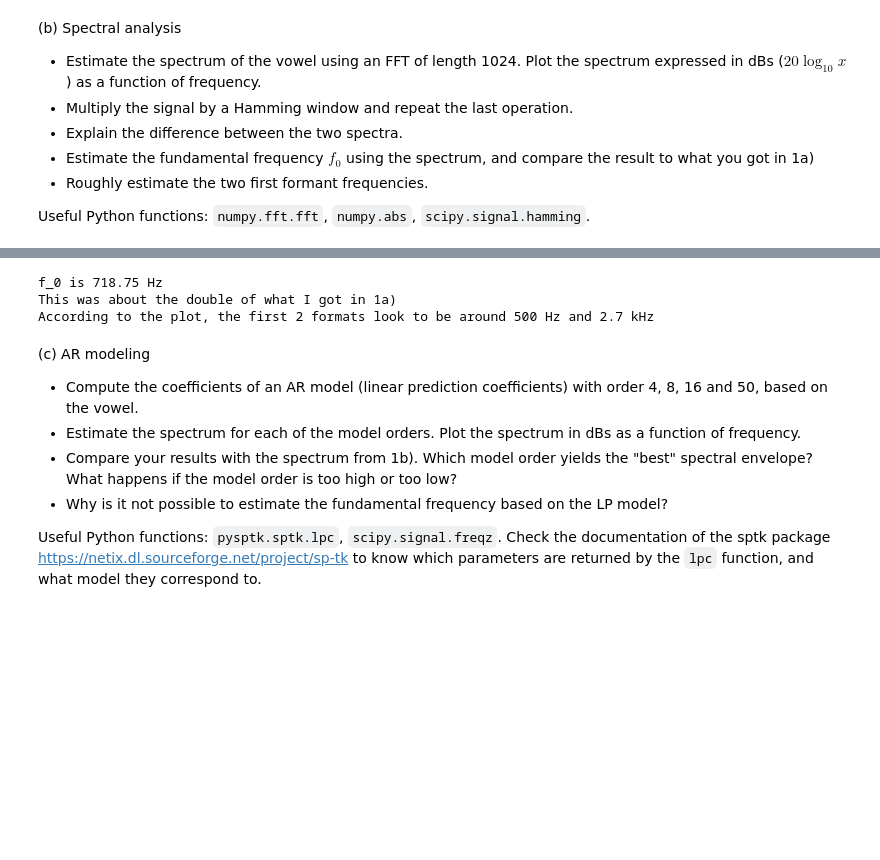
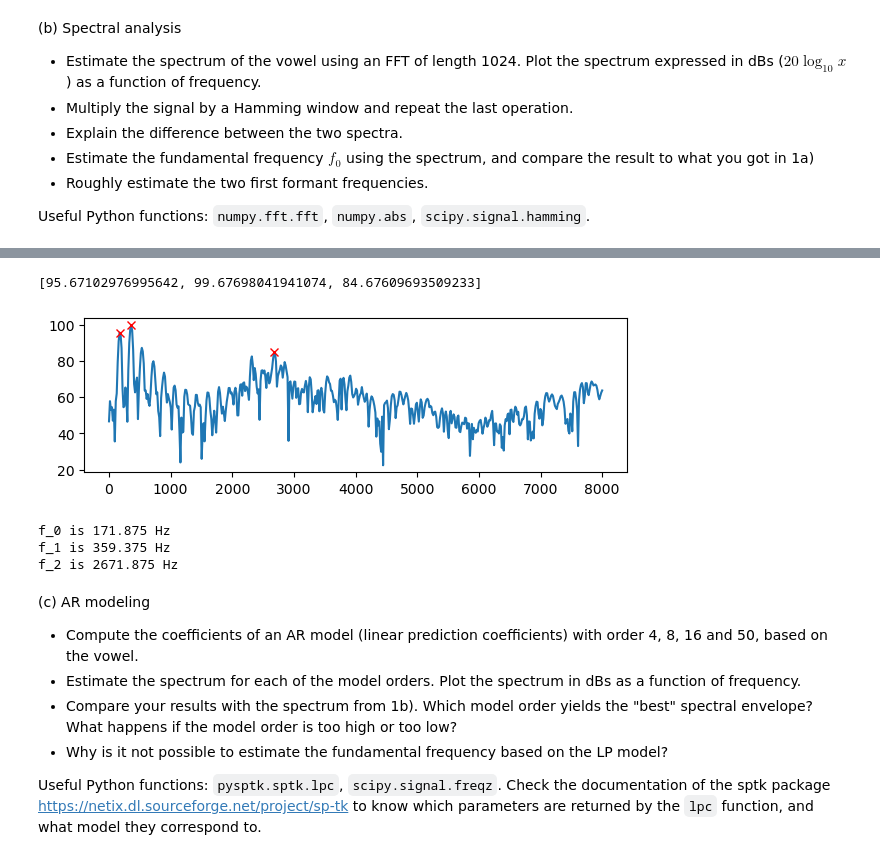
Before and after one commit to sigurdo/maskinlaring_for-signalbehandling, a Jupyter notebook: oving_1/TTT4185_assignment_1_2022-09-02.ipynb, the cells around one changed output, grey strips where cells are left out. Drawn from its saved outputs; the diff is of its cells as text; code cells hidden in the pictures; blank space fills up the shorter version.

```diff
--- a/oving_1/TTT4185_assignment_1_2022-09-02.ipynb
+++ b/oving_1/TTT4185_assignment_1_2022-09-02.ipynb
@@ -86,15 +89,22 @@ plt.show()
-# %%
-# Estimate f_0
-vowel_fft_after_hamming_abs = np.abs(vowel_fft_after_hamming)
-argmax = np.argmax(vowel_fft_after_hamming_abs)
-f_0 = argmax * SAMPLE_RATE_MS * 1000 / len(vowel_fft_after_hamming_abs)
-print("f_0 is", f_0, "Hz")
-print("This was about the double of what I got in 1a)")
-print("According to the plot, the first 2 formats look to be around 500 Hz and 2.7 kHz")
-# %% [output]
-f_0 is 718.75 Hz
-This was about the double of what I got in 1a)
-According to the plot, the first 2 formats look to be around 500 Hz and 2.7 kHz
+# %%
+fig, (plt1) = plt.subplots(1, 1, figsize=(7,2))
+
+# Estimate f_0
+peaks, peak_properties = sp.signal.find_peaks(vowel_fft_after_hamming_db)
+peaks = [peaks[3], peaks[5], peaks[37]]
+print([vowel_fft_after_hamming_db[peak] for peak in peaks])
+plot_with_linspace(plt1, vowel_fft_after_hamming_db, 0, 0.5 * SAMPLE_RATE, marker="x", markeredgecolor="r",  markevery=peaks)
+formants = [peak * SAMPLE_RATE / (2 * len(vowel_fft_after_hamming_db)) for peak in peaks]
+plt.show()
+print("f_0 is", formants[0], "Hz")
+print("f_1 is", formants[1], "Hz")
+print("f_2 is", formants[2], "Hz")
+# %% [output]
+[95.67102976995642, 99.67698041941074, 84.67609693509233]
+[figure, added]
+f_0 is 171.875 Hz
+f_1 is 359.375 Hz
+f_2 is 2671.875 Hz
 # %% [markdown]
 (c) AR modeling
 - Compute the coefficients of an AR model (linear prediction coefficients) with order 4, 8, 16 and 50, based on the vowel.
```
Also changed, not shown: parts of 3 cells of this notebook.
